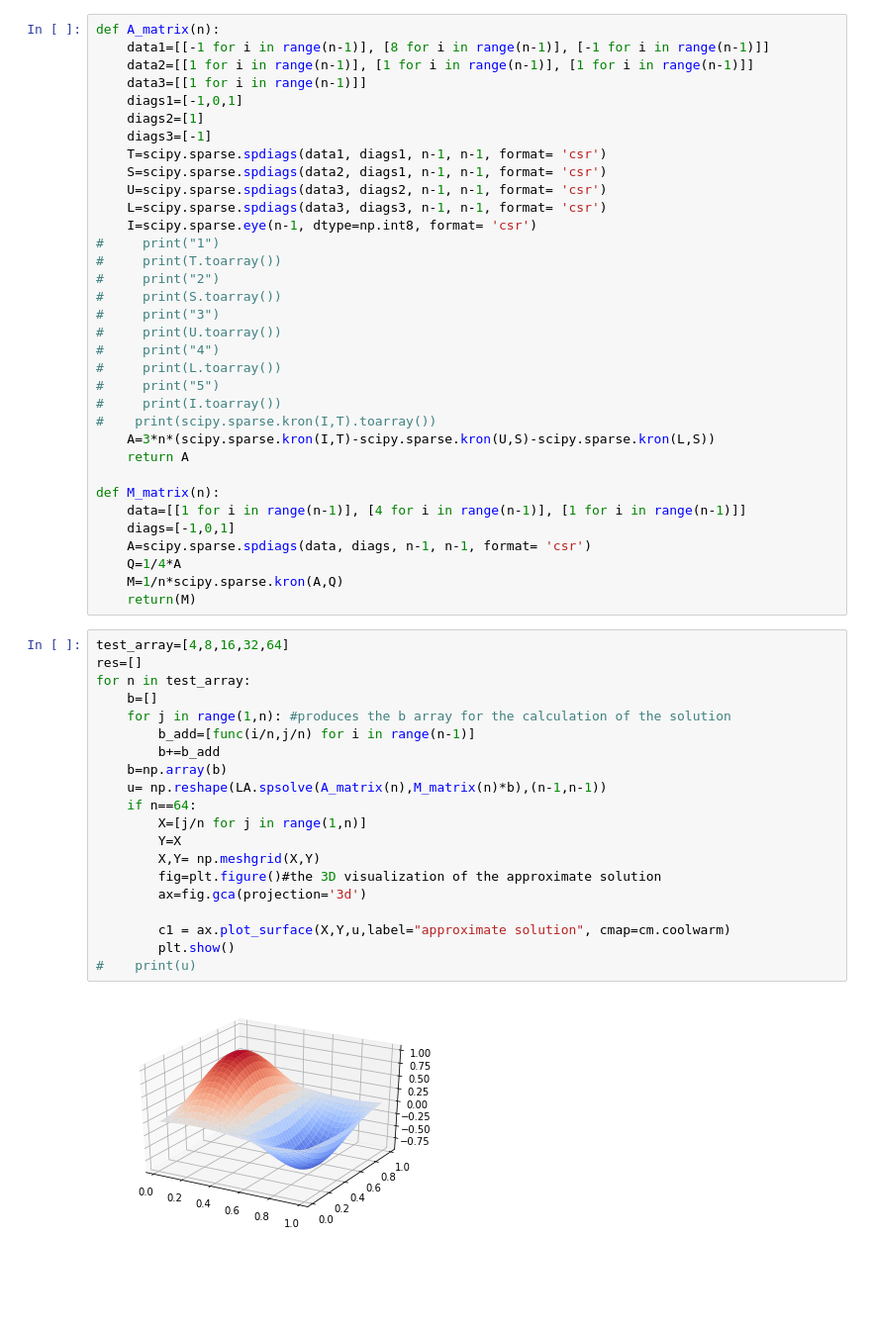
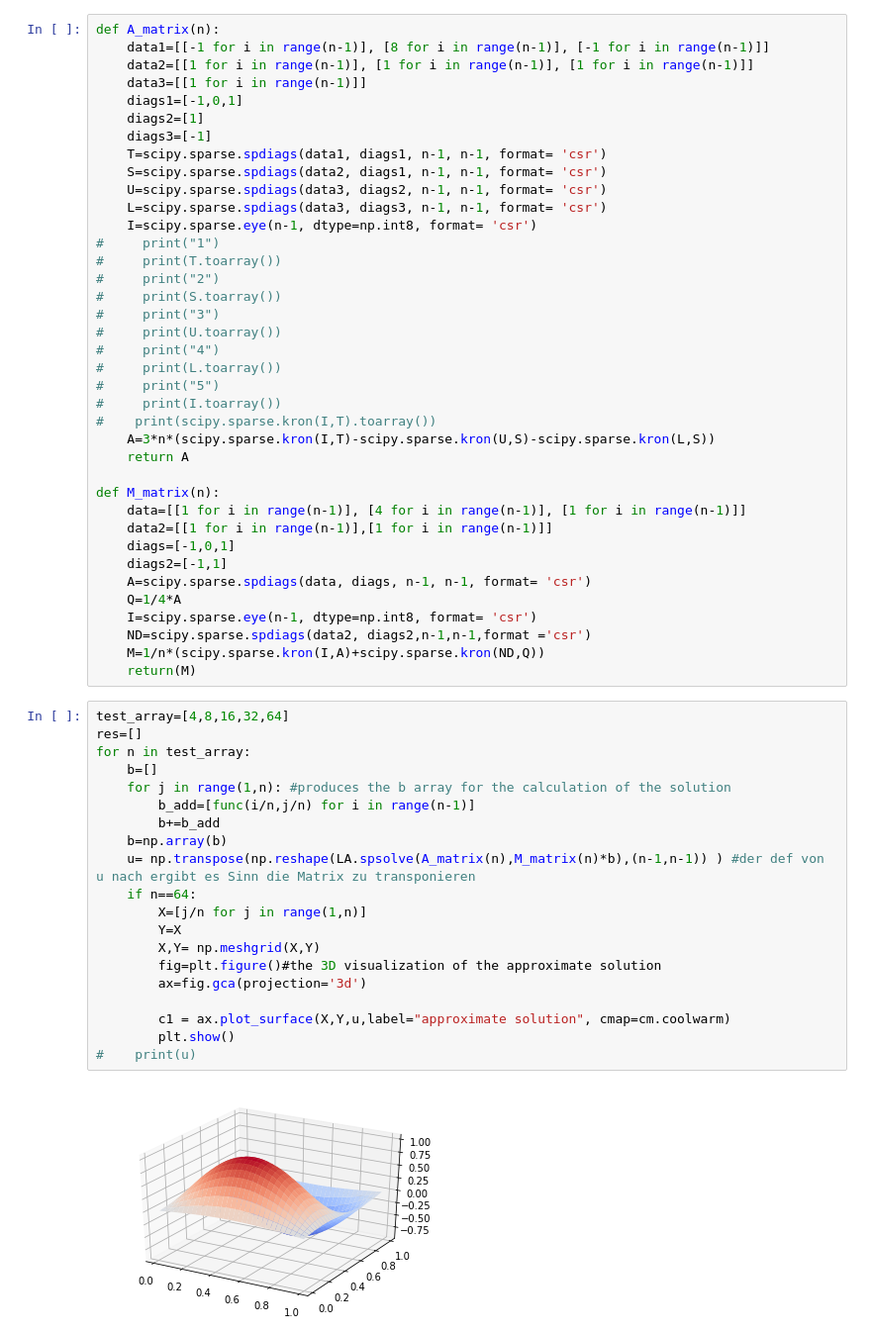
Before and after one commit to MoritzK177/WissRechProg, a Jupyter notebook: Programmieraufgabe 2.ipynb, the cells around one changed output. Shown at 99% size. Saved outputs shown, nothing was run; the diff lists cells and outputs as text; blank space fills up the shorter version.

```diff
--- a/Programmieraufgabe 2.ipynb
+++ b/Programmieraufgabe 2.ipynb
@@ -42,33 +43,37 @@ def A_matrix(n):
 
 def M_matrix(n):
     data=[[1 for i in range(n-1)], [4 for i in range(n-1)], [1 for i in range(n-1)]]
+    data2=[[1 for i in range(n-1)],[1 for i in range(n-1)]]
     diags=[-1,0,1]
+    diags2=[-1,1]
     A=scipy.sparse.spdiags(data, diags, n-1, n-1, format= 'csr')
     Q=1/4*A
-    M=1/n*scipy.sparse.kron(A,Q)
+    I=scipy.sparse.eye(n-1, dtype=np.int8, format= 'csr')
+    ND=scipy.sparse.spdiags(data2, diags2,n-1,n-1,format ='csr')
+    M=1/n*(scipy.sparse.kron(I,A)+scipy.sparse.kron(ND,Q))
     return(M)
 # %%
 test_array=[4,8,16,32,64]
 res=[]
 for n in test_array:
     b=[]
     for j in range(1,n): #produces the b array for the calculation of the solution
         b_add=[func(i/n,j/n) for i in range(n-1)]
         b+=b_add
     b=np.array(b)
-    u= np.reshape(LA.spsolve(A_matrix(n),M_matrix(n)*b),(n-1,n-1))
+    u= np.transpose(np.reshape(LA.spsolve(A_matrix(n),M_matrix(n)*b),(n-1,n-1)) ) #der def von u nach ergibt es Sinn die Matrix zu transponieren
     if n==64:
         X=[j/n for j in range(1,n)]
         Y=X
         X,Y= np.meshgrid(X,Y)
         fig=plt.figure()#the 3D visualization of the approximate solution
         ax=fig.gca(projection='3d')
 
         c1 = ax.plot_surface(X,Y,u,label="approximate solution", cmap=cm.coolwarm)
         plt.show()
 #    print(u)
 # %% [output]
-[figure, old version]
+[figure, new version]
 # %%
 def hat(k,n,x):
     if (k-1<n*x and n*x<=k):
```
Also changed, not shown: parts of 4 cells of this notebook.
